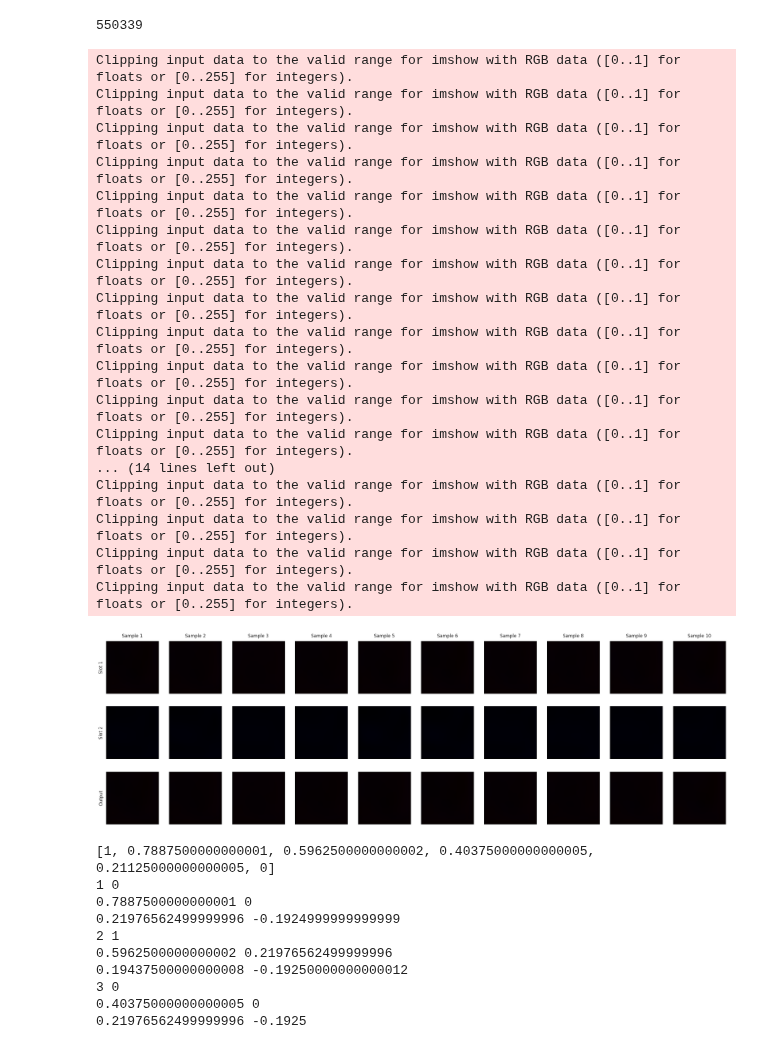
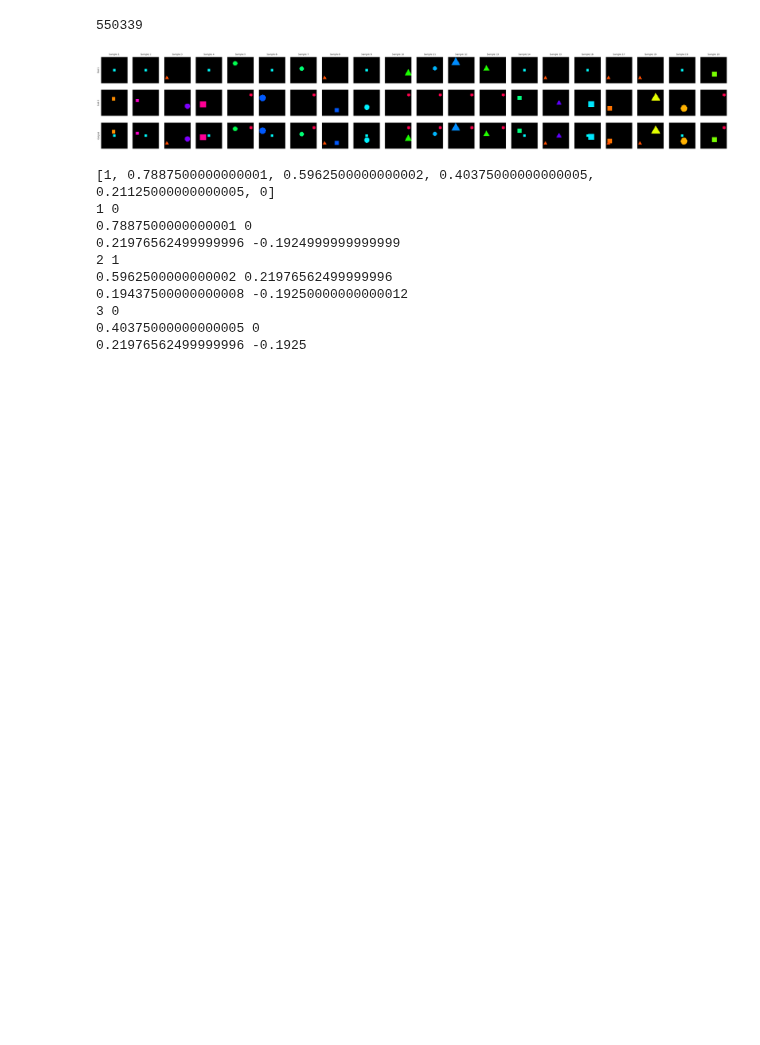
Before and after one commit to brendel-group/compositional-ood-generalization, a Jupyter notebook: notebooks/test.ipynb, the cells around one changed output. Drawn from its saved outputs; the diff is of its cells as text; code cells hidden in the pictures; blank space fills up the shorter version.

```diff
--- a/notebooks/test.ipynb
+++ b/notebooks/test.ipynb
@@ -25,18 +25,24 @@ D = [5, 5]
 M = [[64, 64, 3], [64, 64, 3]]
 # grid_size = 11
 
-z = sample_latents(D, "random", n_samples=1000)
+z = sample_latents(D, "orthogonal", n_samples=1000, planes=[
+  (0, [1, 1, 1, 0, 1]),
+  # (0, [0.7, 0.7, 0.7, 0.7, 0.7]),
+  (1, [0, 0, 0, 0, 0]),
+  # (1, [0.3, 0.3, 0.3, 0.3, 0.3])
+  (1, [0.5, 0.5, 0.5, 0, 0.5])
+])
 z = scale_latents(z)
 
-phi = ParallelSlots([UpsampleMLP(d_in, d_out) for d_in, d_out in zip(D, M)])
+phi = ParallelSlots([SpriteworldRenderer(d_in, d_out) for d_in, d_out in zip(D, M)])
 C = OccludeAdd()
 f = CompositionalFunction(C, phi).to(dev)
 f.eval()
 
-fm = UpsampleMLP(10, [64, 64, 3], 256+64, n_channel=64, kernel_size=1)
+# fm = UpsampleMLP(10, [64, 64, 3], 256+64, n_channel=64, kernel_size=1)
 
-# with torch.no_grad():
-#     x, slots = f(z.to(dev), return_slot_outputs=True)
+with torch.no_grad():
+    x, slots = f(z.to(dev), return_slot_outputs=True)
 # %%
 def count_parameters(model):
     return sum(p.numel() for p in model.parameters() if p.requires_grad)
@@ -47,26 +53,9 @@ count_parameters(fm)
 # %%
 visualize_latents(z, D)
 # %%
-visualize_slots_and_output(x[:10], slots[:10])
+visualize_slots_and_output(x[:20], slots)
 # %% [output]
-Clipping input data to the valid range for imshow with RGB data ([0..1] for floats or [0..255] for integers).
-Clipping input data to the valid range for imshow with RGB data ([0..1] for floats or [0..255] for integers).
-Clipping input data to the valid range for imshow with RGB data ([0..1] for floats or [0..255] for integers).
-Clipping input data to the valid range for imshow with RGB data ([0..1] for floats or [0..255] for integers).
-Clipping input data to the valid range for imshow with RGB data ([0..1] for floats or [0..255] for integers).
-Clipping input data to the valid range for imshow with RGB data ([0..1] for floats or [0..255] for integers).
-Clipping input data to the valid range for imshow with RGB data ([0..1] for floats or [0..255] for integers).
-Clipping input data to the valid range for imshow with RGB data ([0..1] for floats or [0..255] for integers).
-Clipping input data to the valid range for imshow with RGB data ([0..1] for floats or [0..255] for integers).
-Clipping input data to the valid range for imshow with RGB data ([0..1] for floats or [0..255] for integers).
-Clipping input data to the valid range for imshow with RGB data ([0..1] for floats or [0..255] for integers).
-Clipping input data to the valid range for imshow with RGB data ([0..1] for floats or [0..255] for integers).
-... (14 lines left out)
-Clipping input data to the valid range for imshow with RGB data ([0..1] for floats or [0..255] for integers).
-Clipping input data to the valid range for imshow with RGB data ([0..1] for floats or [0..255] for integers).
-Clipping input data to the valid range for imshow with RGB data ([0..1] for floats or [0..255] for integers).
-Clipping input data to the valid range for imshow with RGB data ([0..1] for floats or [0..255] for integers).
-[figure, old version]
+[figure, new version]
 # %%
 
 visualize_output_grid(f, plot_size=3)
```
Also changed, not shown: 3 other files.
